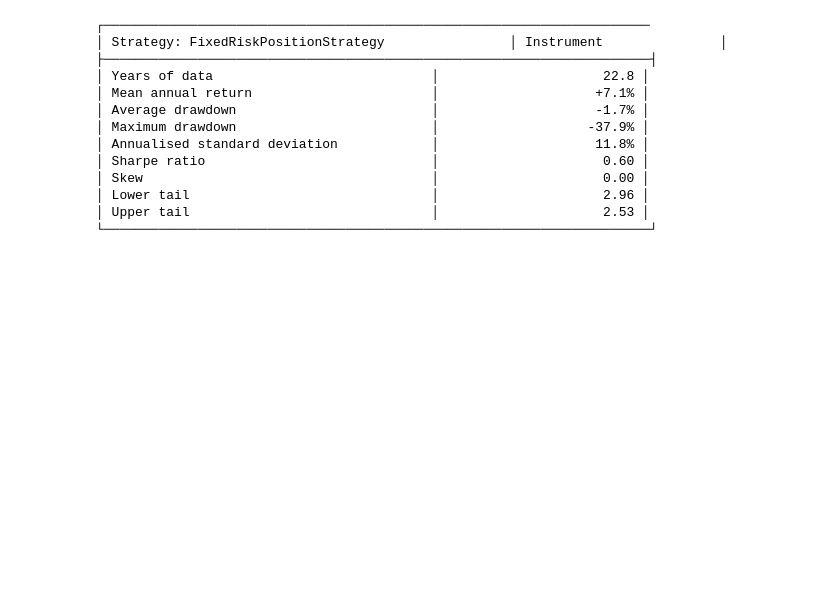
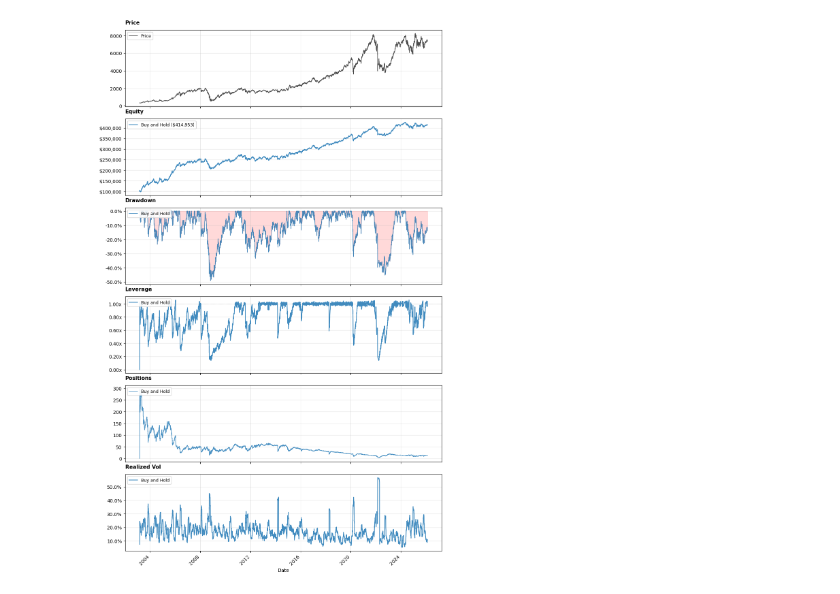
Before and after one commit to SoulDancer27/futures_trading_strategies, a Jupyter notebook: my_tests/2. test buy and hold with risk scaling.ipynb, the cells around one changed output. Cells and saved outputs as stored; diff of their text form; code cells hidden in the pictures; blank space fills up the shorter version.

```diff
--- a/my_tests/2. test buy and hold with risk scaling.ipynb
+++ b/my_tests/2. test buy and hold with risk scaling.ipynb
@@ -25,3 +24,3 @@ from src import (
 # %%
-data = load_simple_price_csv("../data/MCFTR.csv", date_format="%Y-%m-%d")
-display(data.head())
+data = load_simple_price_csv("../data/MCFTR.csv")
+MCFTR = Asset(ticker= 'MCFTR', price_data=data, commission_rate=0.0004, slippage_rate=0.001)
@@ -38,7 +27,6 @@ display(data.head())
 # %%
-INITIAL_CAPITAL = 100000
+INITIAL_CAPITAL = 100_000
 VOLATILITY_WINDOW = 252
-RISK_TARGET = 0.5
-MULTIPLIER=1.0
-MAX_LEVERAGE=1.0
+RISK_TARGET = 0.2
+MAX_LEVERAGE = 1.0
 # %%
@@ -53,19 +85,9 @@ engine = VectorizedEngine(
 # %%
-strategy_fixed_result = engine.run(strategy_fixed, data)
+# Plot everything with one line!
+report.plot(
+    panels=['price', 'equity', 'drawdown', 'leverage', 'positions', 'realized_vol'],
+    figsize_base=(12, 3)
+)
+# %% [output]
+[figure, added]
-# %%
-strategy_fixed_result.print_summary()
-# %% [output]
-┌──────────────────────────────────────────────────────────────────────
-│ Strategy: FixedRiskPositionStrategy                │ Instrument               │
-├──────────────────────────────────────────────────────────────────────┤
-│ Years of data                            │                     22.8 │
-│ Mean annual return                       │                    +7.1% │
-│ Average drawdown                         │                    -1.7% │
-│ Maximum drawdown                         │                   -37.9% │
-│ Annualised standard deviation            │                    11.8% │
-│ Sharpe ratio                             │                     0.60 │
-│ Skew                                     │                     0.00 │
-│ Lower tail                               │                     2.96 │
-│ Upper tail                               │                     2.53 │
-└──────────────────────────────────────────────────────────────────────┘
 # %%
```
Also changed, not shown: parts of 7 cells of this notebook, 15 other files.
